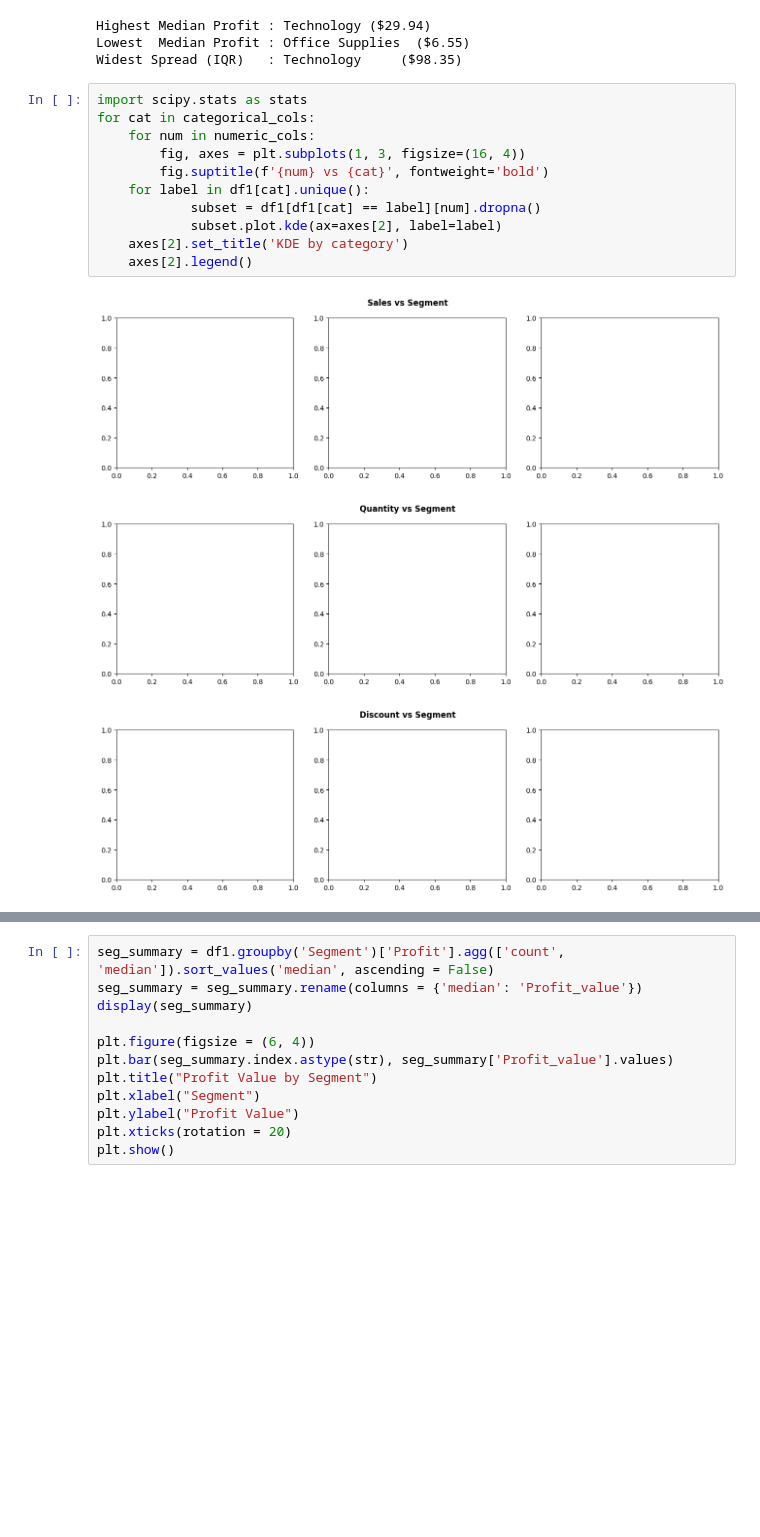
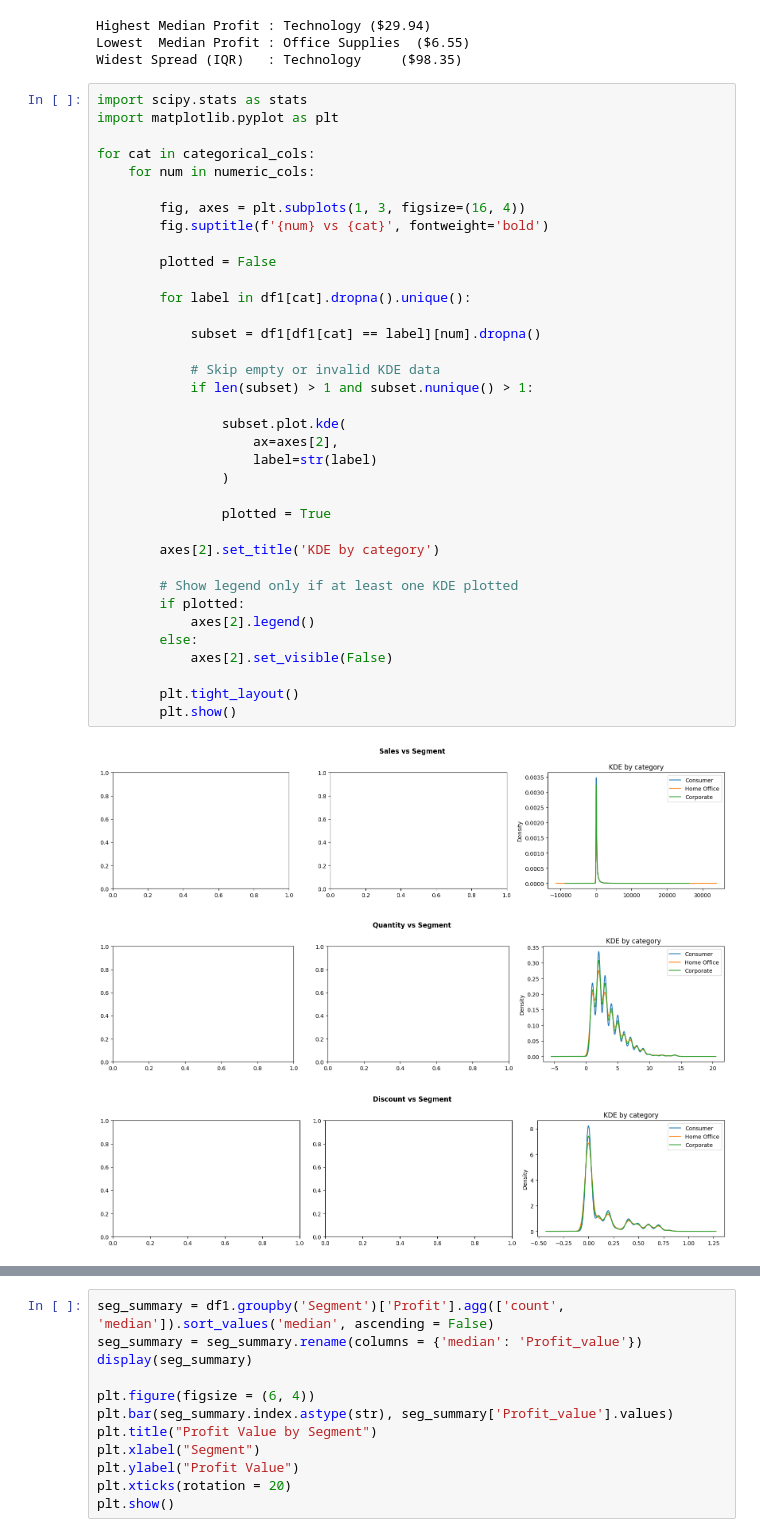
Before and after one commit to nayan-letscreate/HV-Projects, a Jupyter notebook: Graded Assignment on Exploratory Data Analysis.ipynb, the cells around one changed output, grey strips where cells are left out. Cells and saved outputs as stored; diff of their text form; blank space fills up the shorter version.

```diff
--- a/Graded Assignment on Exploratory Data Analysis.ipynb
+++ b/Graded Assignment on Exploratory Data Analysis.ipynb
@@ -592,16 +592,41 @@ Lowest  Median Profit : Office Supplies  ($6.55)
 Widest Spread (IQR)   : Technology     ($98.35)
 # %%
 import scipy.stats as stats
+import matplotlib.pyplot as plt
+
 for cat in categorical_cols:
     for num in numeric_cols:
+
         fig, axes = plt.subplots(1, 3, figsize=(16, 4))
         fig.suptitle(f'{num} vs {cat}', fontweight='bold')
-    for label in df1[cat].unique():
+
+        plotted = False
+
+        for label in df1[cat].dropna().unique():
+
             subset = df1[df1[cat] == label][num].dropna()
-            subset.plot.kde(ax=axes[2], label=label)
-    axes[2].set_title('KDE by category')
-    axes[2].legend()
+
+            # Skip empty or invalid KDE data
+            if len(subset) > 1 and subset.nunique() > 1:
+
+                subset.plot.kde(
+                    ax=axes[2],
+                    label=str(label)
+                )
+
+                plotted = True
+
+        axes[2].set_title('KDE by category')
+
+        # Show legend only if at least one KDE plotted
+        if plotted:
+            axes[2].legend()
+        else:
+            axes[2].set_visible(False)
+
+        plt.tight_layout()
+        plt.show()
 # %% [output]
-[figure, old version]
+[figure, new version]
-[figure, old version]
+[figure, new version]
-[figure, old version]
+[figure, new version]
```
Also changed, not shown: parts of 5 cells of this notebook.
